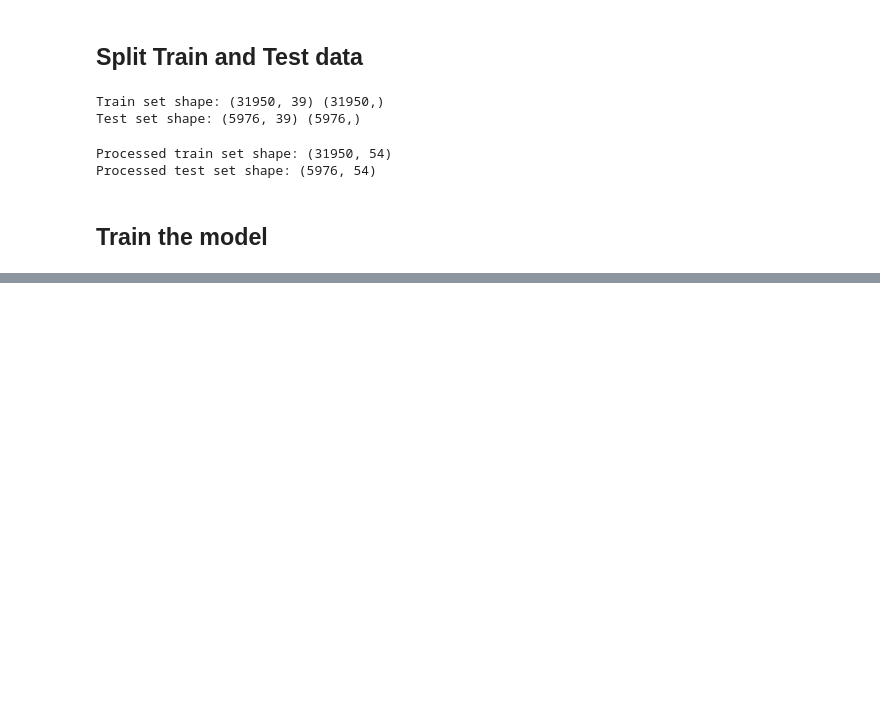
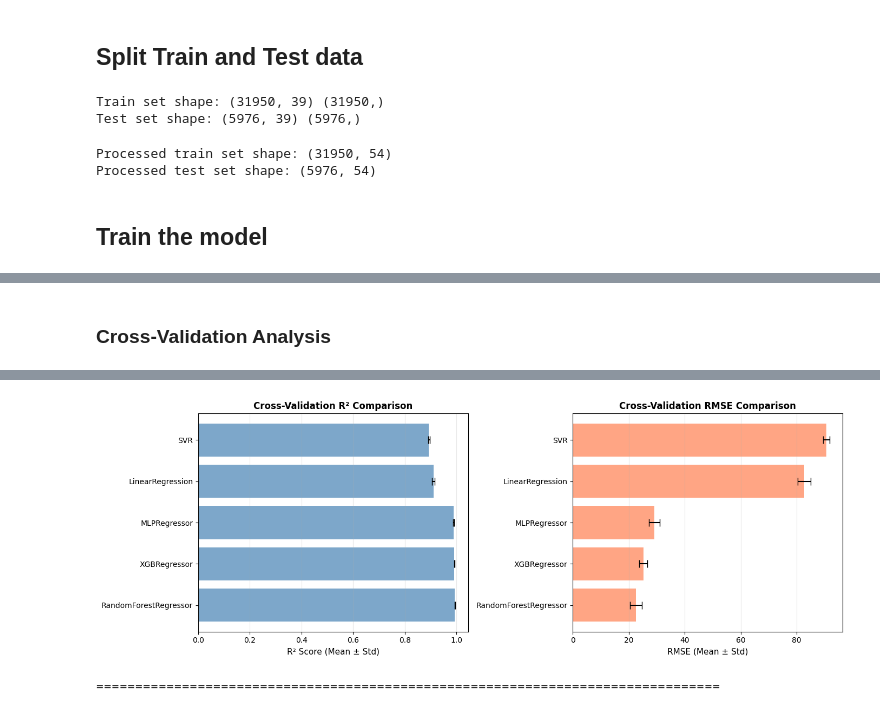
Before and after one commit to dniamsaard4codework/RUL_Project, a Jupyter notebook: notebook/modelling.ipynb, the cells around one changed output, grey strips where cells are left out. Drawn from its saved outputs; the diff is of its cells as text; code cells hidden in the pictures; blank space fills up the shorter version.

Commit message:
Update model

```diff
--- a/notebook/modelling.ipynb
+++ b/notebook/modelling.ipynb
@@ -169,10 +248,3 @@ Processed train set shape: (31950, 54)
 Processed test set shape: (5976, 54)
 # %% [markdown]
 ## Train the model
-# %%
-# Train a Random Forest Regressor
-rf_model = RandomForestRegressor(n_estimators=100, random_state=42)
-rf_model.fit(X_train_processed, y_train)
-y_pred_rf = rf_model.predict(X_test_processed)
-rf_mse = mean_squared_error(y_test, y_pred_rf)
-print("Random Forest MSE:", rf_mse)
@@ -208,0 +317,66 @@ dtype: float64
+# %% [markdown]
+### Cross-Validation Analysis
+# %%
+# K-Fold Cross-Validation
+print("="*80)
+print("K-FOLD CROSS-VALIDATION ANALYSIS")
+print("="*80)
+
+# Define cross-validation strategy
+kfold = KFold(n_splits=5, shuffle=True, random_state=42)
+
+# Perform cross-validation for each model
+cv_results = []
+
+for model_name, model in models.items():
+    print(f"\nPerforming 5-fold CV for {model_name}...")
+
+    # Negative MSE is used in cross_val_score for regression
+    cv_scores = cross_val_score(model, X_train_processed, y_train,
+                                 cv=kfold, scoring='r2', n_jobs=-1)
+    cv_rmse_scores = cross_val_score(model, X_train_processed, y_train,
+                                      cv=kfold, scoring='neg_mean_squared_error', n_jobs=-1)
+    cv_rmse_scores = np.sqrt(-cv_rmse_scores)
+
+    cv_results.append({
+        'Model': model_name,
+        'CV_R2_Mean': cv_scores.mean(),
+        'CV_R2_Std': cv_scores.std(),
+        'CV_RMSE_Mean': cv_rmse_scores.mean(),
+        'CV_RMSE_Std': cv_rmse_scores.std(),
+        'CV_R2_Min': cv_scores.min(),
+        'CV_R2_Max': cv_scores.max()
+    })
+
+    print(f"  R² CV: {cv_scores.mean():.4f} (+/- {cv_scores.std():.4f})")
+    print(f"  RMSE CV: {cv_rmse_scores.mean():.2f} (+/- {cv_rmse_scores.std():.2f})")
+
+cv_df = pd.DataFrame(cv_results).sort_values('CV_R2_Mean', ascending=False)
+
+print("\n" + "="*80)
+print("CROSS-VALIDATION RESULTS SUMMARY")
+print("="*80)
+print(cv_df.to_string(index=False))
+
+# Visualize CV results
+fig, axes = plt.subplots(1, 2, figsize=(14, 5))
+
+# R² comparison with error bars
+axes[0].barh(cv_df['Model'], cv_df['CV_R2_Mean'],
+             xerr=cv_df['CV_R2_Std'], color='steelblue', alpha=0.7, capsize=5)
+axes[0].set_xlabel('R² Score (Mean ± Std)', fontsize=11)
+axes[0].set_title('Cross-Validation R² Comparison', fontsize=12, fontweight='bold')
+axes[0].grid(alpha=0.3, axis='x')
+
+# RMSE comparison with error bars
+axes[1].barh(cv_df['Model'], cv_df['CV_RMSE_Mean'],
+             xerr=cv_df['CV_RMSE_Std'], color='coral', alpha=0.7, capsize=5)
+axes[1].set_xlabel('RMSE (Mean ± Std)', fontsize=11)
+axes[1].set_title('Cross-Validation RMSE Comparison', fontsize=12, fontweight='bold')
+axes[1].grid(alpha=0.3, axis='x')
+
+plt.tight_layout()
+plt.show()
+
+print("\n" + "="*80)
+# %% [output]
@@ -208,0 +400,2 @@ dtype: float64
+[figure, added]
+================================================================================
```
Also changed, not shown: parts of 34 cells of this notebook, 5 other files.
